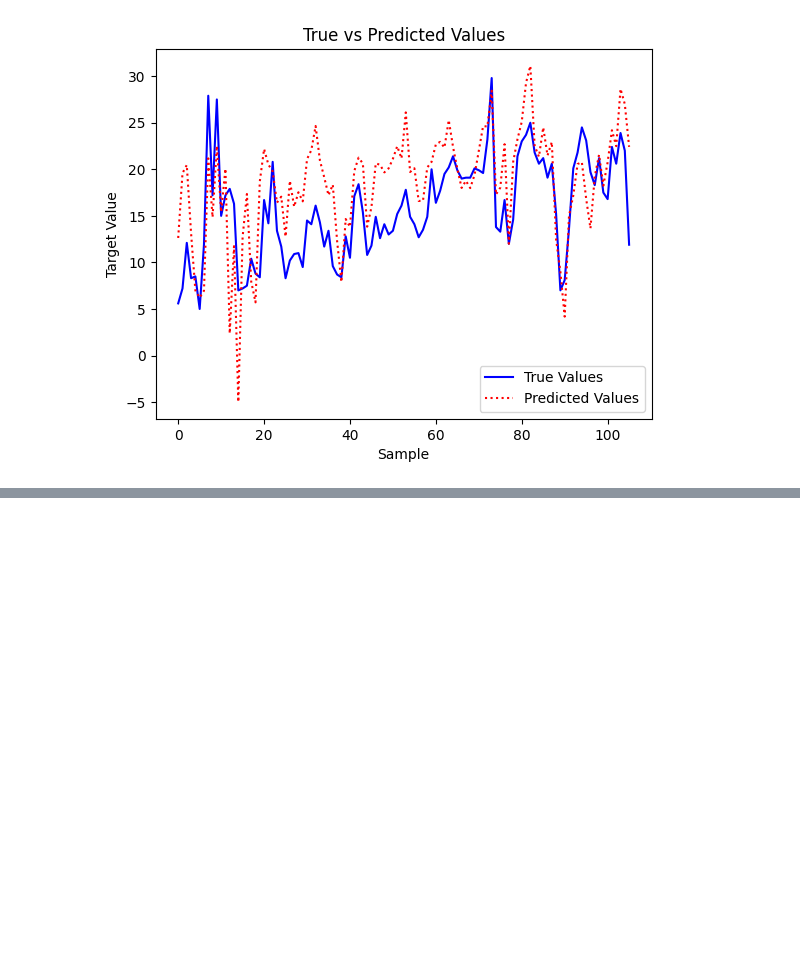
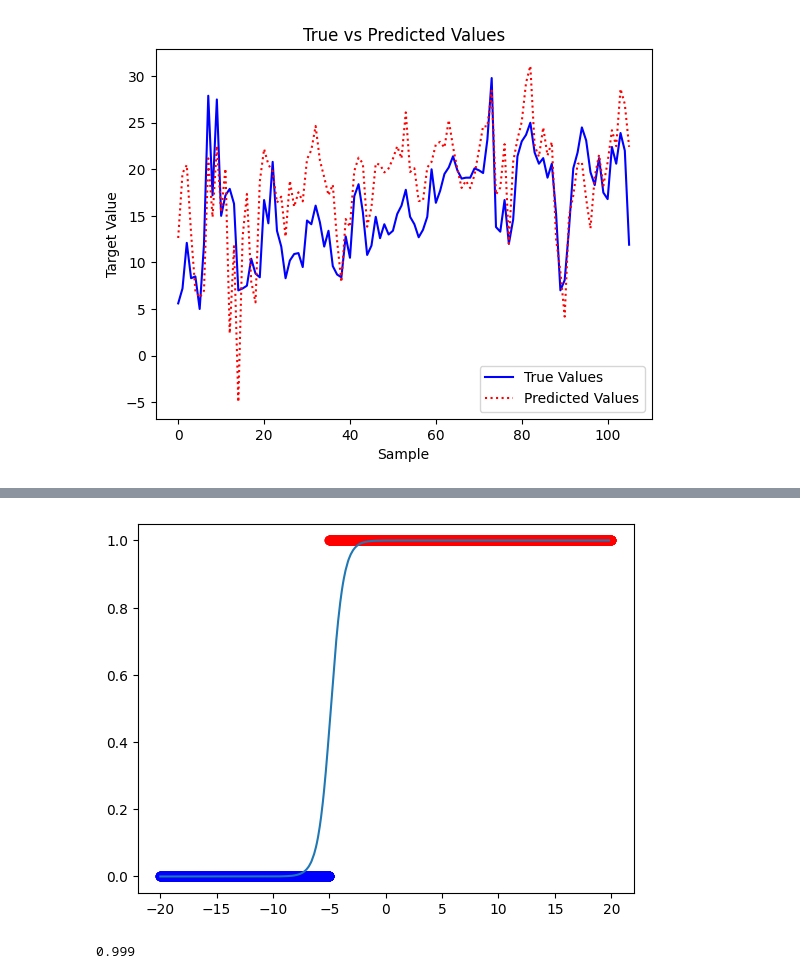
Before and after one commit to mmm4707/machine_learning, a Jupyter notebook: Untitled0.ipynb, the cells around one changed output, grey strips where cells are left out. Saved outputs shown, nothing was run; the diff lists cells and outputs as text; code cells hidden in the pictures; blank space fills up the shorter version.

```diff
--- a/Untitled0.ipynb
+++ b/Untitled0.ipynb
@@ -1089,0 +1145,17 @@ Test Loss: 28.337114986906382
+# %%
+x_test_sorted = np.sort(x_test)
+y_pred = hypothesis(w, x_test_sorted, b)
+plt.plot(x[idx == True], y[idx == True], linestyle='None', marker='o', color='red')
+plt.plot(x[idx == False], y[idx == False], linestyle='None', marker='o', color='blue')
+plt.plot(x_test_sorted, y_pred)
+plt.show()
+# %% [output]
+[figure, added]
+# %%
+from sklearn.metrics import accuracy_score
+y_pred = hypothesis(w, x_test, b)
+y_pred = np.round(y_pred)
+acc = accuracy_score(y_test, y_pred)
+print(acc)
+# %% [output]
+0.999
```
Also changed, not shown: parts of 25 cells of this notebook.
